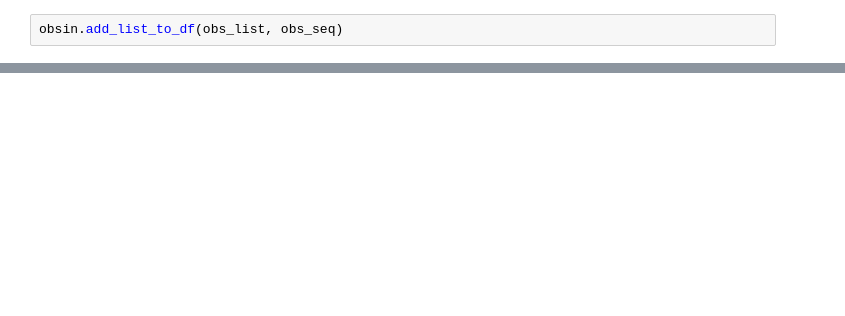
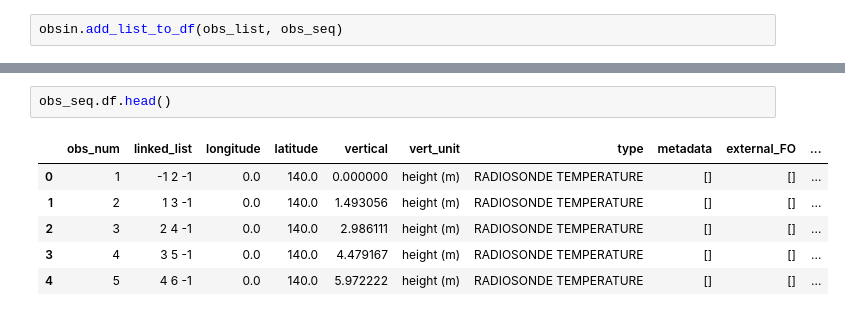
Before and after one commit to ira-ranjan/fast-osse, a Jupyter notebook: waveglider_obs_in.ipynb, the cells around one changed output, grey strips where cells are left out. Saved outputs shown, nothing was run; the diff lists cells and outputs as text; blank space fills up the shorter version.

```diff
--- a/waveglider_obs_in.ipynb
+++ b/waveglider_obs_in.ipynb
@@ -84,0 +87,9 @@ print(obs_seq.df)
+# %%
+obs_seq.df.head()
+# %% [output]
+|  | obs_num | linked_list | longitude | latitude | vertical | vert_unit | type | metadata | external_FO | ... |
+| 0 | 1 | -1 2 -1 | 0.0 | 140.0 | 0.000000 | height (m) | RADIOSONDE TEMPERATURE | [] | [] | ... |
+| 1 | 2 | 1 3 -1 | 0.0 | 140.0 | 1.493056 | height (m) | RADIOSONDE TEMPERATURE | [] | [] | ... |
+| 2 | 3 | 2 4 -1 | 0.0 | 140.0 | 2.986111 | height (m) | RADIOSONDE TEMPERATURE | [] | [] | ... |
+| 3 | 4 | 3 5 -1 | 0.0 | 140.0 | 4.479167 | height (m) | RADIOSONDE TEMPERATURE | [] | [] | ... |
+| 4 | 5 | 4 6 -1 | 0.0 | 140.0 | 5.972222 | height (m) | RADIOSONDE TEMPERATURE | [] | [] | ... |
```
Also changed, not shown: parts of 4 cells of this notebook.
